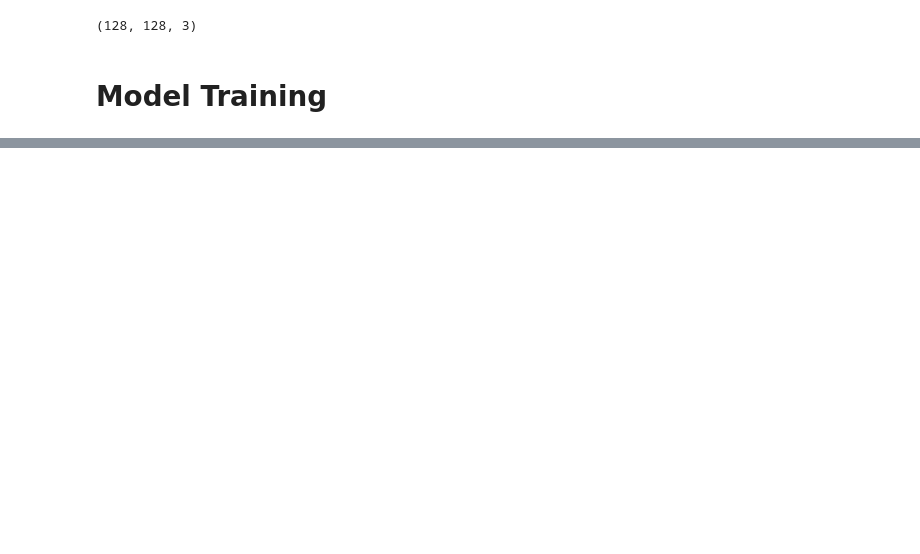
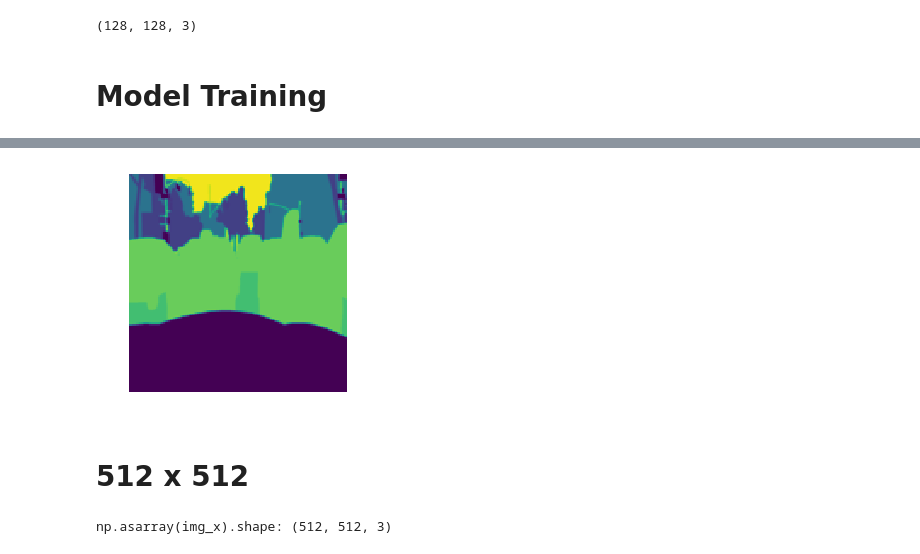
Before and after one commit to RaymondDashWu/Berkeley-DeepDrive, a Jupyter notebook: Berkeley DeepDrive.ipynb, the cells around one changed output, grey strips where cells are left out. Drawn from its saved outputs; the diff is of its cells as text; code cells hidden in the pictures; blank space fills up the shorter version.

```diff
--- a/Berkeley DeepDrive.ipynb
+++ b/Berkeley DeepDrive.ipynb
@@ -353,0 +514,4 @@ Clipping input data to the valid range for imshow with RGB data ([0..1] for floa
+# %%
+show_img(y[0,...,-1]);
+# %% [output]
+[figure, added]
@@ -353,0 +520,2 @@ Clipping input data to the valid range for imshow with RGB data ([0..1] for floa
+# %% [markdown]
+# 512 x 512
@@ -353,0 +539,5 @@ Clipping input data to the valid range for imshow with RGB data ([0..1] for floa
+# %%
+img_x = Image.open(trn[0])
+print("np.asarray(img_x).shape:", np.asarray(img_x).shape)
+# %% [output]
+np.asarray(img_x).shape: (512, 512, 3)
```
Also changed, not shown: parts of 40 cells of this notebook.
